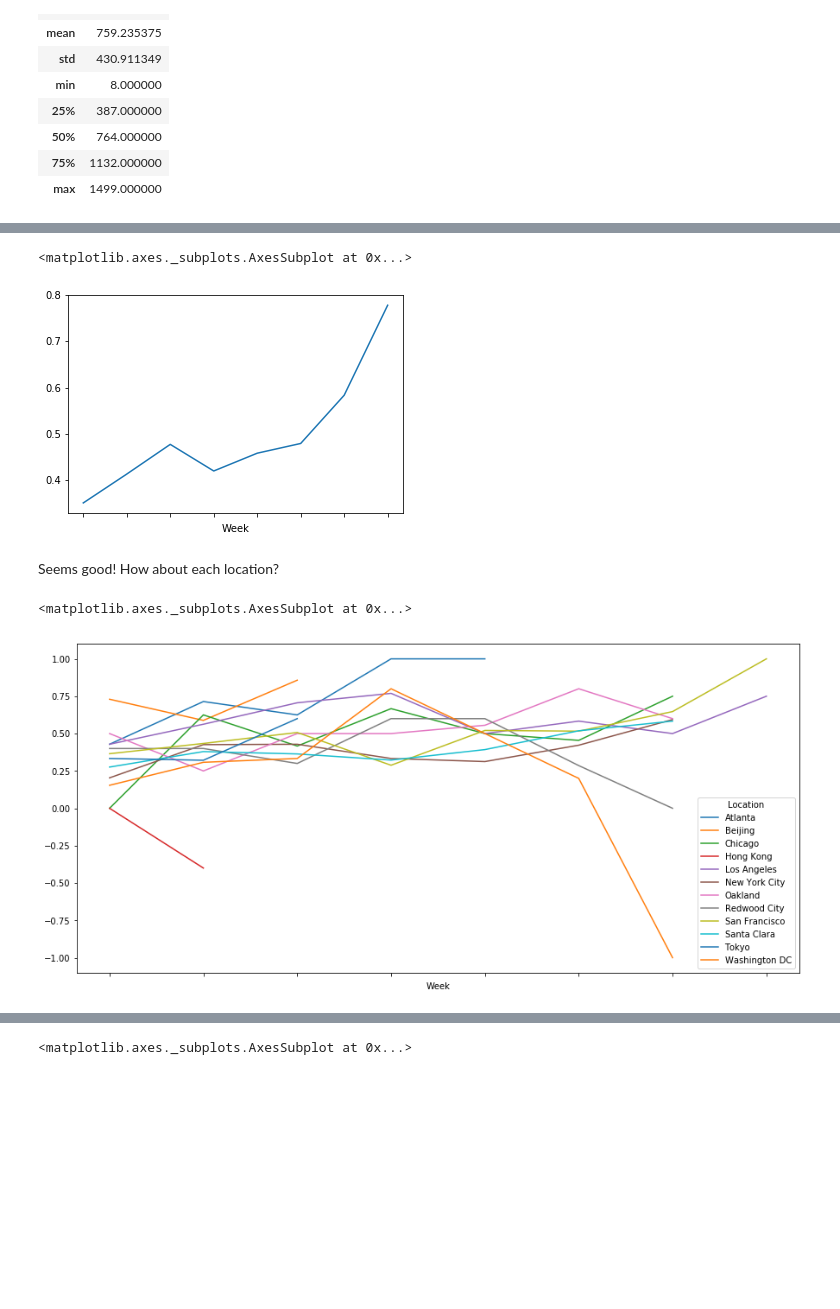
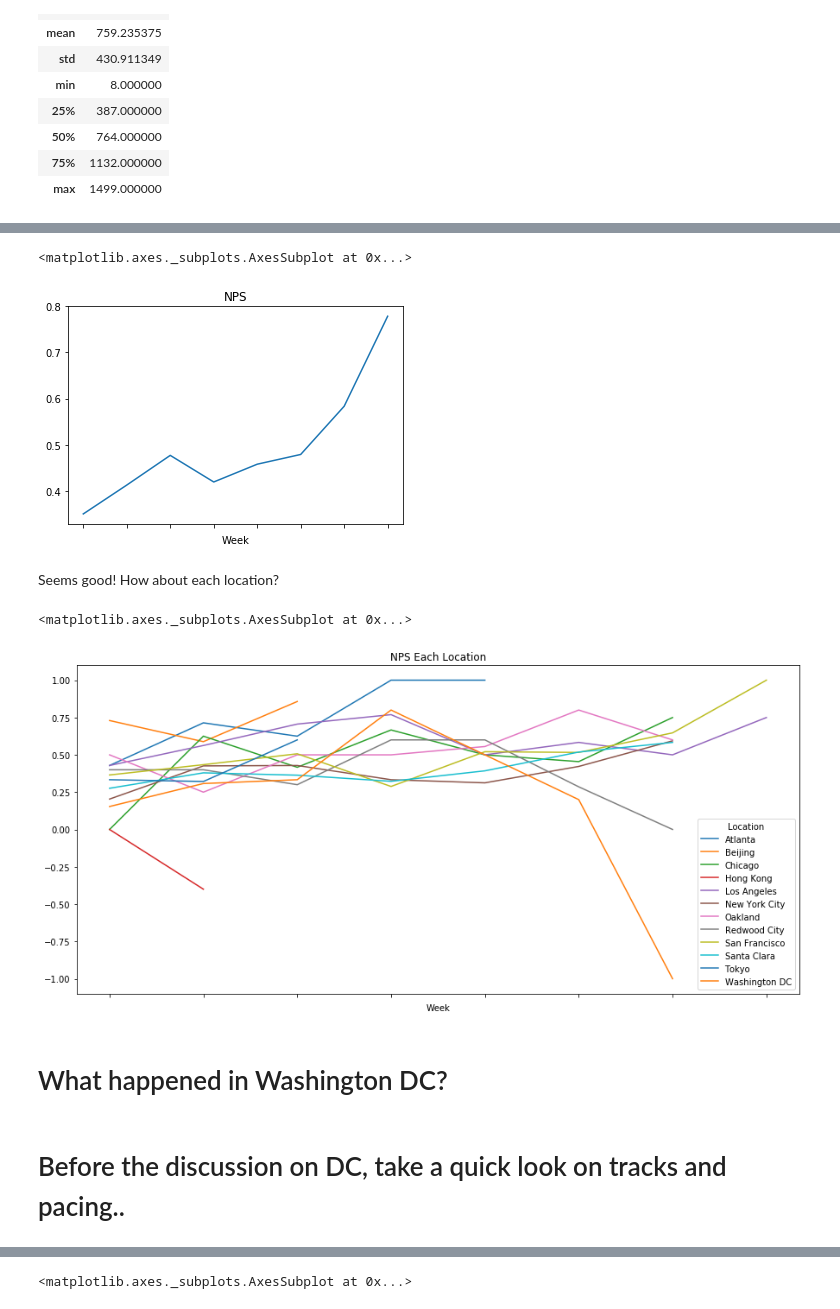
Before and after one commit to mikinomura/DS-1.1-Data-Analysis, a Jupyter notebook: MyWorks/Summer-Academy-NPS-Project.ipynb, the cells around one changed output, grey strips where cells are left out. Cells and saved outputs as stored; diff of their text form; code cells hidden in the pictures; blank space fills up the shorter version.

```diff
--- a/MyWorks/Summer-Academy-NPS-Project.ipynb
+++ b/MyWorks/Summer-Academy-NPS-Project.ipynb
@@ -171,16 +158,16 @@ sb.countplot(x="Week", data=df_2017)
 # %%
 # Weekly NPS (2017)
 def calcNPS(df):
     promoter  = df[df["Rating (Num)"] > 8]
     detractor = df[df["Rating (Num)"] < 7]
     nps = (promoter["Rating (Num)"].count() - detractor["Rating (Num)"].count()) / df["Rating (Num)"].count()
     return nps
 
 df_weeks = df_2017.groupby("Week")
-df_weeks.apply(lambda x: calcNPS(x)).plot()
+df_weeks.apply(lambda x: calcNPS(x)).plot(title="NPS (2017)")
 # %% [output]
 <matplotlib.axes._subplots.AxesSubplot at 0x...>
-[figure, old version]
+[figure, new version]
 # %% [markdown]
 Seems good! How about each location?
 # %%
@@ -188,10 +175,14 @@ Seems good! How about each location?
 import matplotlib.pyplot as plt
 fig, ax = plt.subplots(figsize=(15,7))
 df_week_loc = df_2017.groupby(["Week","Location"])
-df_week_loc.apply(lambda x: calcNPS(x)).unstack().plot(ax=ax)
+df_week_loc.apply(lambda x: calcNPS(x)).unstack().plot(ax=ax, title="NPS Each Location")
 # %% [output]
 <matplotlib.axes._subplots.AxesSubplot at 0x...>
-[figure, old version]
+[figure, new version]
+# %% [markdown]
+# What happened in Washington DC?
+# %% [markdown]
+# Before the discussion on DC, take a quick look on tracks and pacing..
 # %%
 # Track
 fig, ax = plt.subplots(figsize=(15,7))
```
Also changed, not shown: parts of 14 cells of this notebook, 1 other file.
